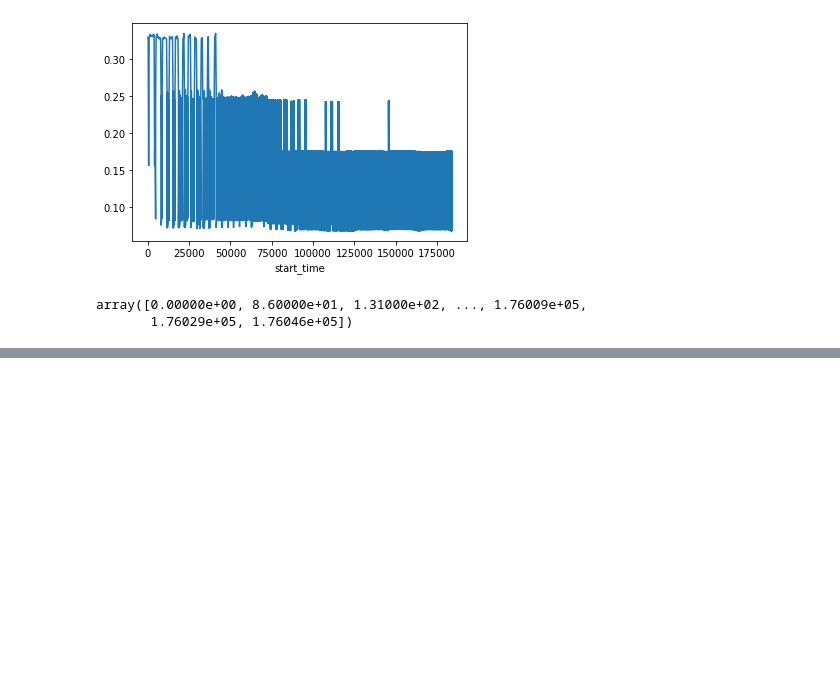
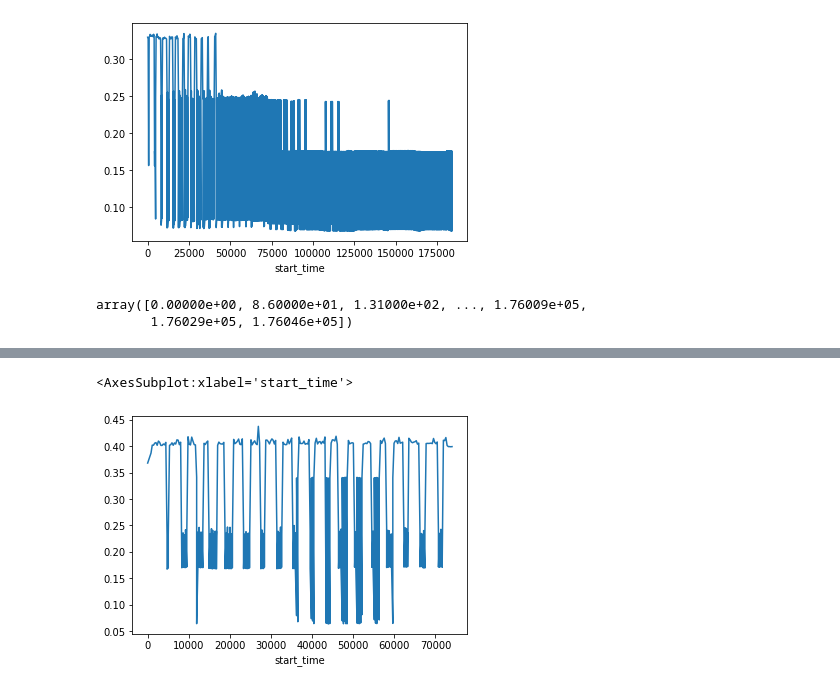
Before and after one commit to Nicola115/VMAgent, a Jupyter notebook: vmagent/change_monitor_data_into_alibaba_format.ipynb, the cells around one changed output, grey strips where cells are left out. Drawn from its saved outputs; the diff is of its cells as text; code cells hidden in the pictures; blank space fills up the shorter version.

```diff
--- a/vmagent/change_monitor_data_into_alibaba_format.ipynb
+++ b/vmagent/change_monitor_data_into_alibaba_format.ipynb
@@ -174,0 +190,5 @@ array([0.00000e+00, 8.60000e+01, 1.31000e+02, ..., 1.76009e+05,
+# %%
+monitor_data_df[monitor_data_df['node_id']==0].groupby('start_time').sum()['used_mem'].plot()
+# %% [output]
+<AxesSubplot:xlabel='start_time'>
+[figure, added]
```
Also changed, not shown: parts of 9 cells of this notebook, 14 other files.
